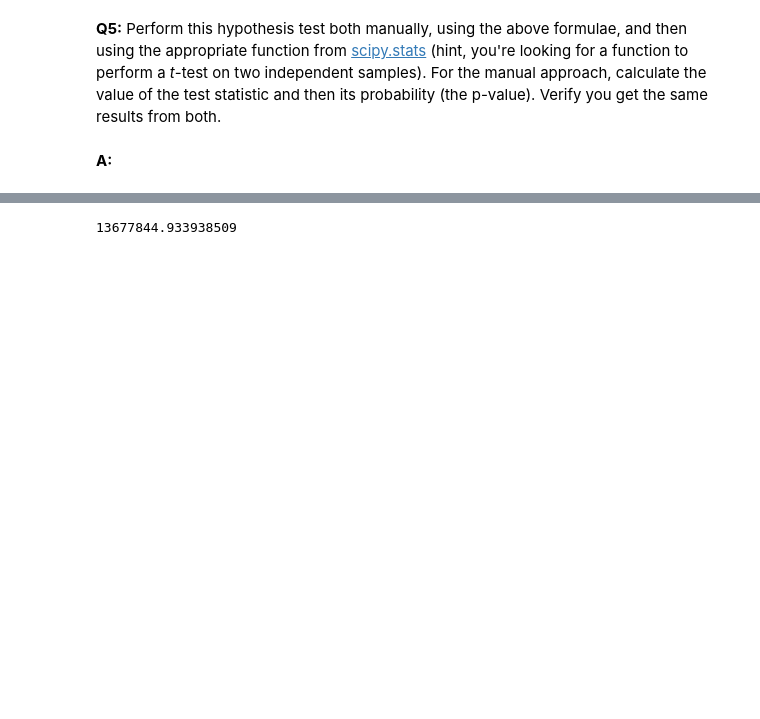
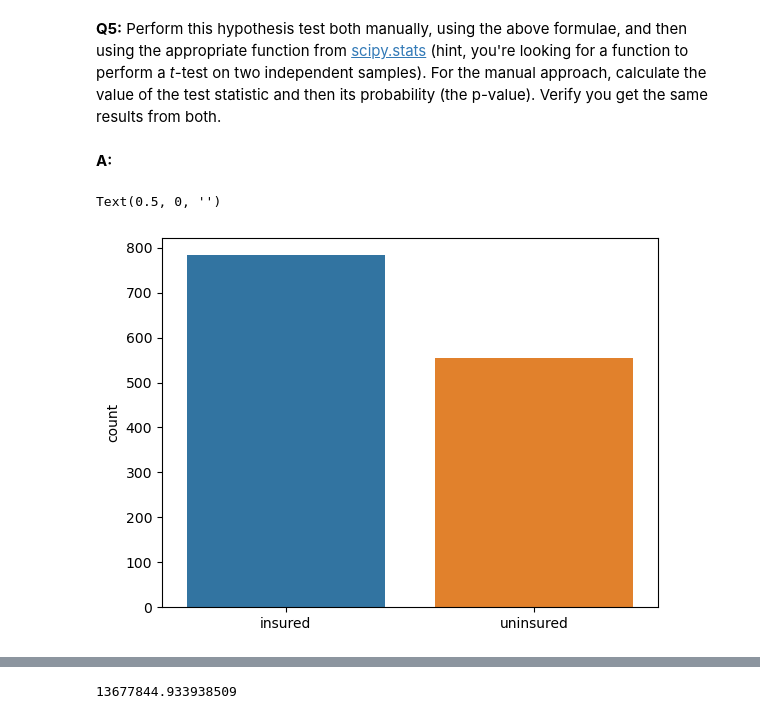
Before and after one commit to amoutafian/frequentist_case_study, a Jupyter notebook: Frequentist Inference Case Study - Part B (2).ipynb, the cells around one changed output, grey strips where cells are left out. Drawn from its saved outputs; the diff is of its cells as text; code cells hidden in the pictures; blank space fills up the shorter version.

```diff
--- a/Frequentist Inference Case Study - Part B (2).ipynb
+++ b/Frequentist Inference Case Study - Part B (2).ipynb
@@ -132,3 +133,12 @@ __A:__
 # %%
 uninsured = medical[medical["insuranceclaim"] == 0].values
 insured = medical[medical["insuranceclaim"] == 1].values
+# %%
+medical["insurance_status"] = np.where(medical["insuranceclaim"] ==0, "uninsured", "insured")
+insurance_status = medical["insurance_status"]
+# %%
+sns.countplot(x = medical["insurance_status"]);
+plt.xlabel("")
+# %% [output]
+Text(0.5, 0, '')
+[figure, added]
```
Also changed, not shown: parts of 3 cells of this notebook.
